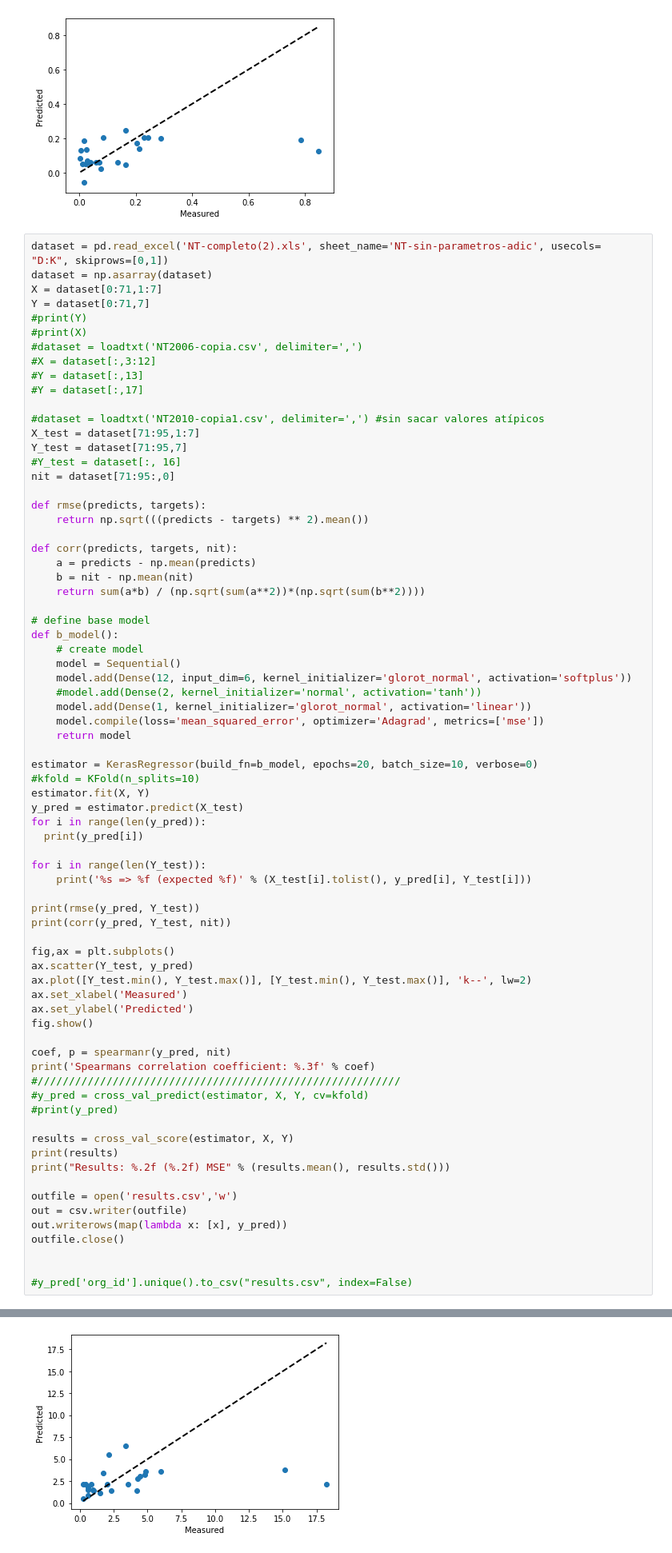
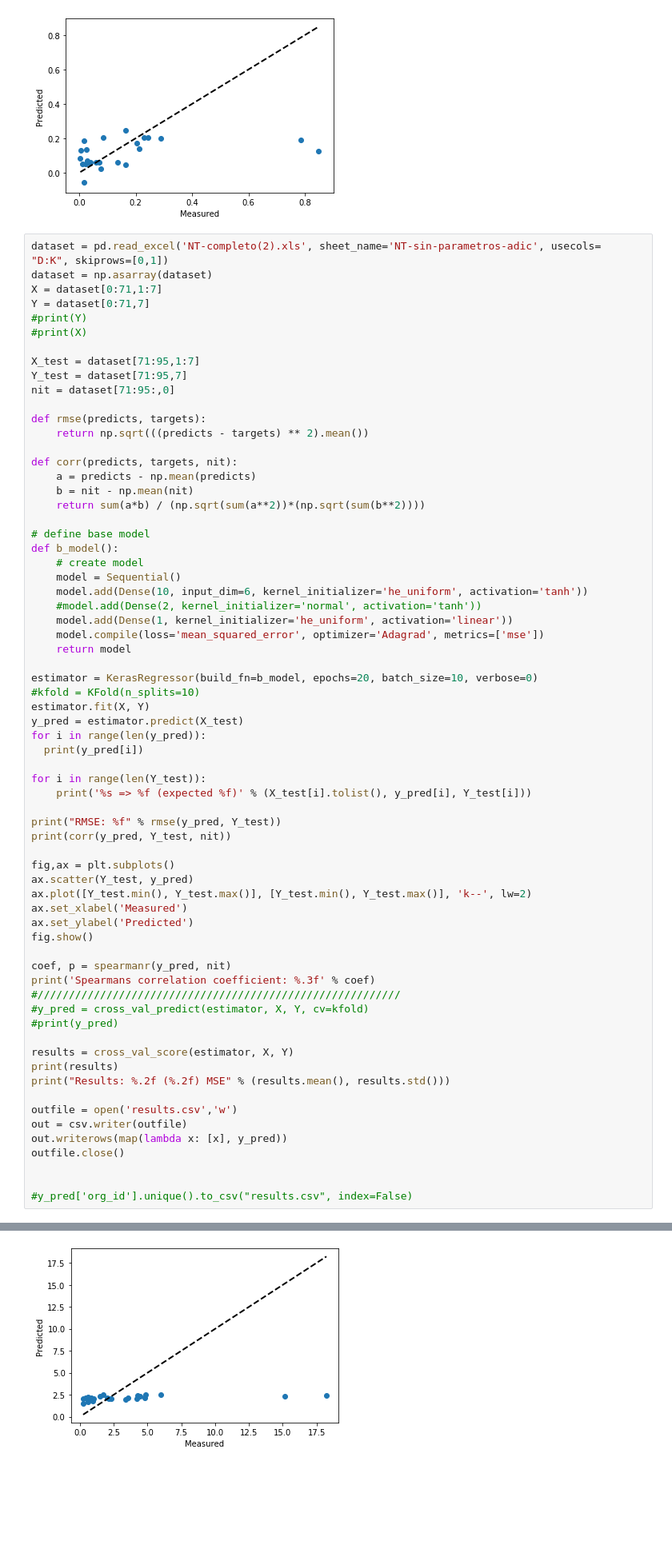
Before and after one commit to eliane06/SCMAI, a Jupyter notebook: Pruebas.ipynb, the cells around one changed output, grey strips where cells are left out. Shown: that part at 80% size. Drawn from its saved outputs; the diff is of its cells as text; blank space fills up the shorter version.

```diff
--- a/Pruebas.ipynb
+++ b/Pruebas.ipynb
@@ -121,15 +122,9 @@ X = dataset[0:71,1:7]
 Y = dataset[0:71,7]
 #print(Y)
 #print(X)
-#dataset = loadtxt('NT2006-copia.csv', delimiter=',')
-#X = dataset[:,3:12]
-#Y = dataset[:,13]
-#Y = dataset[:,17]
 
-#dataset = loadtxt('NT2010-copia1.csv', delimiter=',') #sin sacar valores atípicos
 X_test = dataset[71:95,1:7]
 Y_test = dataset[71:95,7]
-#Y_test = dataset[:, 16]
 nit = dataset[71:95:,0]
 
 def rmse(predicts, targets):
@@ -144,9 +139,9 @@ def corr(predicts, targets, nit):
 def b_model():
 	# create model
 	model = Sequential()
-	model.add(Dense(12, input_dim=6, kernel_initializer='glorot_normal', activation='softplus'))
+	model.add(Dense(10, input_dim=6, kernel_initializer='he_uniform', activation='tanh'))
 	#model.add(Dense(2, kernel_initializer='normal', activation='tanh'))
-	model.add(Dense(1, kernel_initializer='glorot_normal', activation='linear'))
+	model.add(Dense(1, kernel_initializer='he_uniform', activation='linear'))
 	model.compile(loss='mean_squared_error', optimizer='Adagrad', metrics=['mse'])
 	return model
 
@@ -160,7 +155,7 @@ for i in range(len(y_pred)):
 for i in range(len(Y_test)):
 	print('%s => %f (expected %f)' % (X_test[i].tolist(), y_pred[i], Y_test[i]))
 
-print(rmse(y_pred, Y_test))
+print("RMSE: %f" % rmse(y_pred, Y_test))
 print(corr(y_pred, Y_test, nit))
 
 fig,ax = plt.subplots()
@@ -210,4 +205,4 @@ Results: -11.84 (6.14) MSE
-[figure, old version]
+[figure, new version]
 # %%
 dataset = pd.read_excel('NT-completo(2).xls', sheet_name='NT-con-calif-calib', usecols=  "D:N", skiprows=[0,1])
 dataset = np.asarray(dataset)
```
Also changed, not shown: parts of 8 cells of this notebook.
